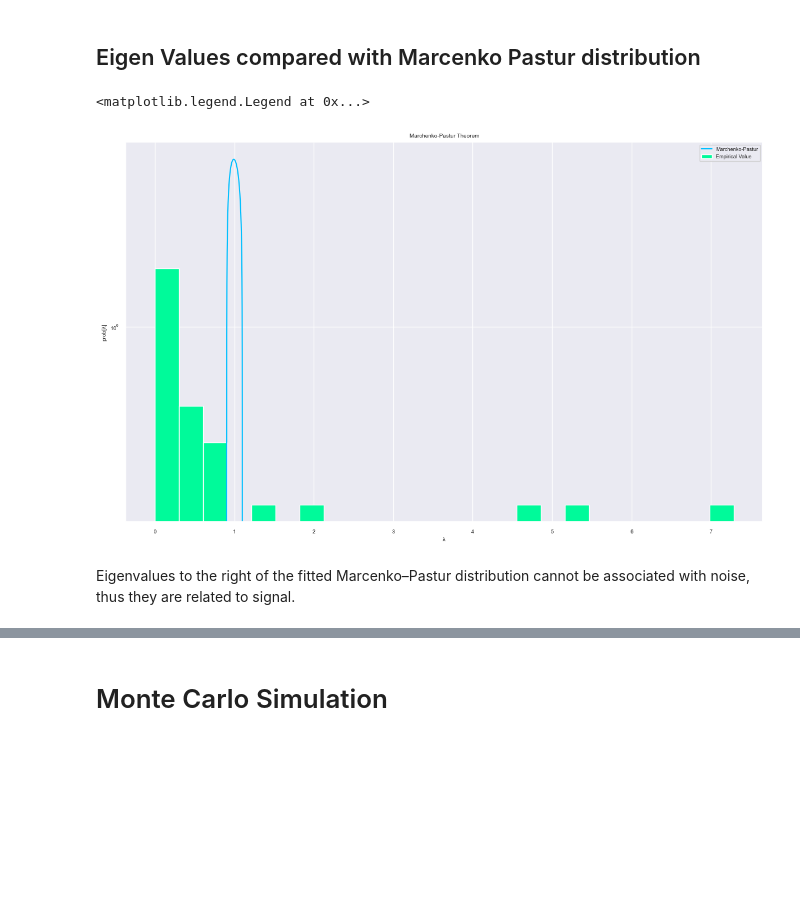
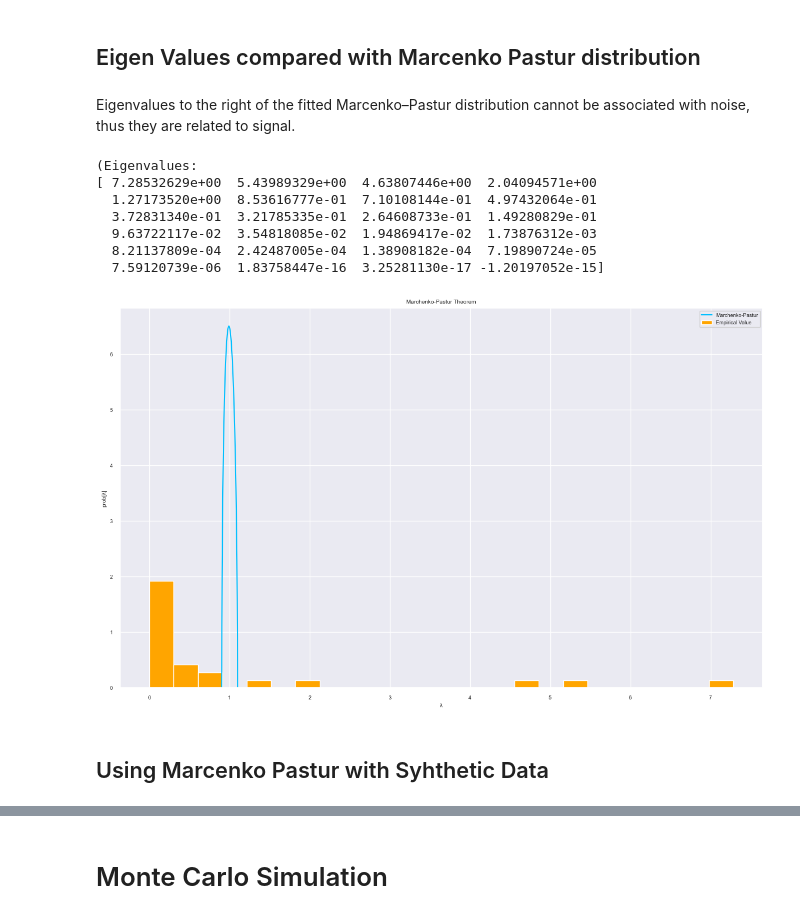
Before and after one commit to yashbhesaniya/fractional-differentiation-time-series, a Jupyter notebook: notebooks/denoising.ipynb, the cells around one changed output, grey strips where cells are left out. Drawn from its saved outputs; the diff is of its cells as text; code cells hidden in the pictures; blank space fills up the shorter version.

```diff
--- a/notebooks/denoising.ipynb
+++ b/notebooks/denoising.ipynb
@@ -170,6 +195,11 @@ def plotHeatMaps (corr0, corr1, txt: str):
     fig.subplots_adjust(wspace=0.001)
     plt.show()
 # %%
+# Retrieves non-denoised Covariance and Correlation Matrices
+cov0 = denoise_processor.get_covOriginal
+corr0 = denoise_processor.get_corrOriginal
+corr1 = denoise_processor.get_corrDenoised
+
 # Compare the correlation matrix before and after denoising
 plotHeatMaps(corr0, corr1, 'Residual Eigenvalue')
 # %% [output]
@@ -203,25 +237,38 @@ ax.legend(loc="upper right")
 # %% [markdown]
 ## Eigen Values compared with Marcenko Pastur distribution
 # %%
-# Getting Eigenvalues and Eigenvectors
-eVal0, eVec0 = marcpastur_processor.getPCA(corr0)
+def plotMPDistribution(corr, denoising_transf, nbins, y_scale = 'log'):
+    # Getting Eigenvalues and Eigenvectors
+    eVal, eVec = denoising_transf.calcPCA(corr)
 
-# Getting Max Eigenvalues and calculating variance attributed to noise
-eMax0, var0 = marcpastur_processor.findMaxEval(np.diag(eVal0))
-nFacts0 = eVal0.shape[0] - np.diag(eVal0)[::-1].searchsorted(eMax0)
+    # Getting Max Eigenvalues and calculating variance attributed to noise
+    eMax, var = denoising_transf.findMaxEval(np.diag(eVal))
+    nFacts0 = eVal.shape[0] - np.diag(eVal)[::-1].searchsorted(eMax)
 
-# Getting PDFs and plotting it
-pdf0 = marcpastur_processor.mpPDF(var0)
+    # Getting PDFs and plotting it
+    pdf0 = denoising_transf.calcPDF(var)
 
-# Plotting PDFs
-ax = pdf0.plot(title="Marchenko-Pastur Theorem", label="Marchenko-Pastur", color="deepskyblue", figsize=(12,7.5))
-ax.hist(pd.Series(np.diag(eVal0)), density="norm", bins=X.shape[1], label="Empirical Value", color="mediumspringgreen")
-ax.set(xlabel="λ", ylabel="prob[λ]")
-ax.set_yscale('log')
-ax.legend(loc="upper right")
+    # Plotting PDFs
+    ax = pdf0.plot(title="Marchenko-Pastur Theorem", label="Marchenko-Pastur", color="deepskyblue", figsize=(12,7.5))
+    ax.hist(pd.Series(np.diag(eVal)), density="norm", bins=nbins, label="Empirical Value", color="orange")
+    ax.set(xlabel="λ", ylabel="prob[λ]")
+    if (y_scale=='log'):
+        ax.set_yscale('log')
+    ax.legend(loc="upper right")
+    print(f'(Eigenvalues:\n{np.diag(eVal)[:50]}')
-# %% [output]
-<matplotlib.legend.Legend at 0x...>
-[figure, removed]
 # %% [markdown]
 Eigenvalues to the right of the fitted Marcenko–Pastur distribution cannot be associated with noise, thus they are
 related to signal.
+# %%
+plotMPDistribution(corr0, marcpastur_processor, X.shape[1], y_scale = 'normal')
+# %% [output]
+(Eigenvalues:
+[ 7.28532629e+00  5.43989329e+00  4.63807446e+00  2.04094571e+00
+  1.27173520e+00  8.53616777e-01  7.10108144e-01  4.97432064e-01
+  3.72831340e-01  3.21785335e-01  2.64608733e-01  1.49280829e-01
+  9.63722117e-02  3.54818085e-02  1.94869417e-02  1.73876312e-03
+  8.21137809e-04  2.42487005e-04  1.38908182e-04  7.19890724e-05
+  7.59120739e-06  1.83758447e-16  3.25281130e-17 -1.20197052e-15]
+[figure, added]
+# %% [markdown]
+## Using Marcenko Pastur with Syhthetic Data
```
Also changed, not shown: parts of 53 cells of this notebook, 6 other files.
